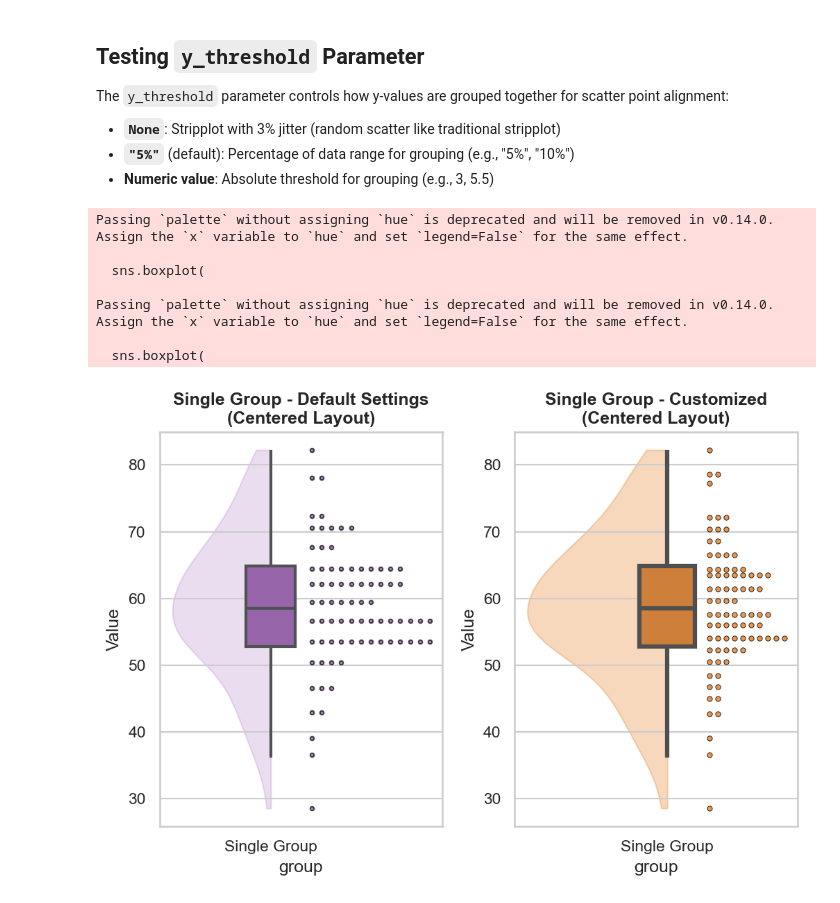
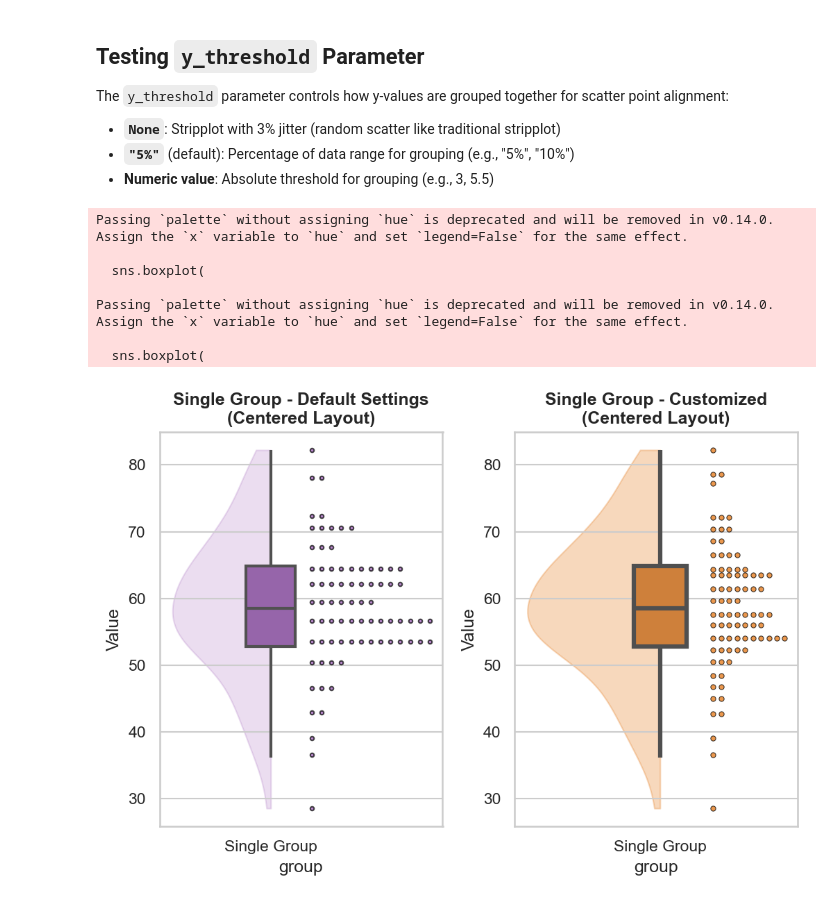
Before and after one commit to bsgarcia/raincloudpy, a Jupyter notebook: examples/customized_examples.ipynb, the cells around one changed output. Cells and saved outputs as stored; diff of their text form; code cells hidden in the pictures.

```diff
--- a/examples/customized_examples.ipynb
+++ b/examples/customized_examples.ipynb
@@ -260,6 +311,7 @@ import numpy as np
 import pandas as pd
 import matplotlib.pyplot as plt
 import seaborn as sns
+from raincloudpy import raincloudplot
 
 np.random.seed(42)
 N = 100
@@ -285,31 +337,32 @@ axes[0].set_title('Single Group - Default Settings\n(Centered Layout)', fontweig
 axes[0].set_ylabel('Value')
 
 # Test 2: Single group with custom settings
 raincloudplot(
     data=df_single,
     x='group',
     y='value',
     palette=['#e67e22'],
     box_width=0.2,
     violin_width=0.5,
+    box_dots_spacing=0.1,
     dot_size=12,
     y_threshold="3%",
     box_kwargs={'linewidth': 3},
     scatter_kwargs={'alpha': 0.8, 'edgecolor': 'black', 'linewidth': 0.5},
     violin_kwargs={'alpha': 0.3},
     ax=axes[1]
 )
 axes[1].set_title('Single Group - Customized\n(Centered Layout)', fontweight='bold')
 axes[1].set_ylabel('Value')
 
 plt.tight_layout()
 plt.show()
 # %% [output]
 Passing `palette` without assigning `hue` is deprecated and will be removed in v0.14.0. Assign the `x` variable to `hue` and set `legend=False` for the same effect.
 
   sns.boxplot(
 
 Passing `palette` without assigning `hue` is deprecated and will be removed in v0.14.0. Assign the `x` variable to `hue` and set `legend=False` for the same effect.
 
   sns.boxplot(
-[figure, old version]
+[figure, new version]
```
Also changed, not shown: parts of 2 cells of this notebook, 1 other file.
